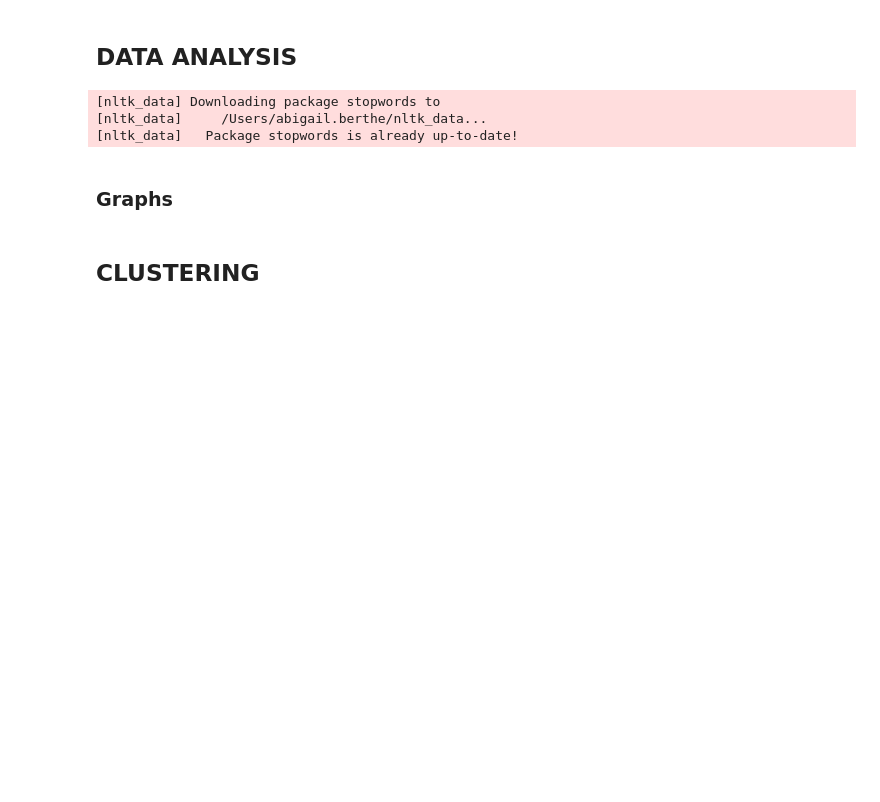
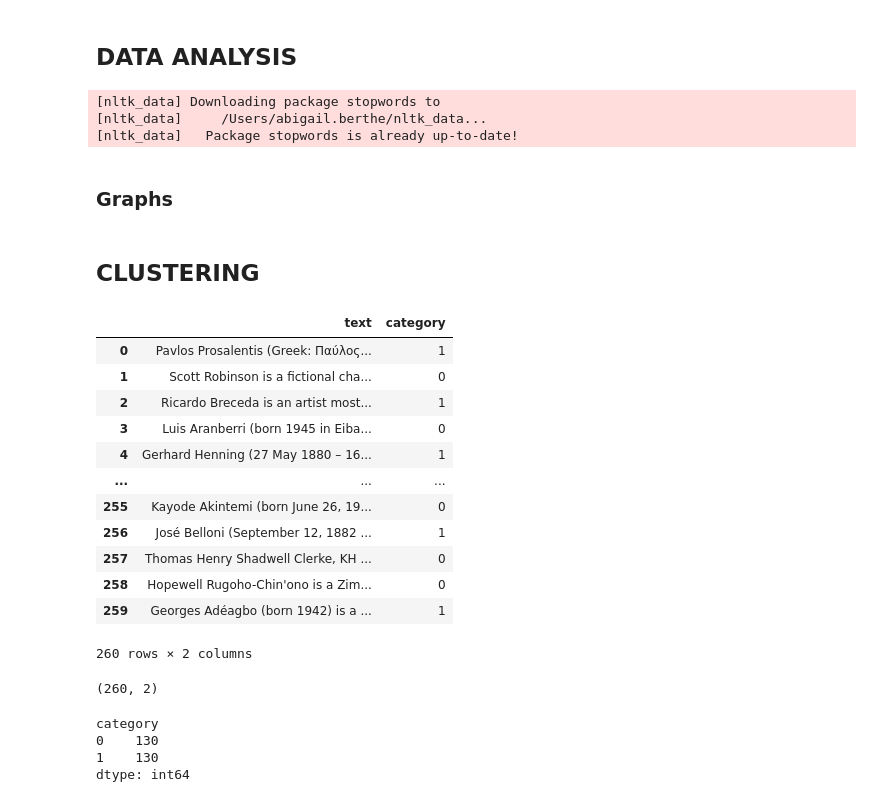
Before and after one commit to marinmss/m1-datascience-project, a Jupyter notebook: src/task1.ipynb, the cells around one changed output. Drawn from its saved outputs; the diff is of its cells as text; code cells hidden in the pictures; blank space fills up the shorter version.

```diff
--- a/src/task1.ipynb
+++ b/src/task1.ipynb
@@ -373,0 +376,33 @@ from sklearn.decomposition import PCA
+# %%
+# load the files and extract the text and category in a dataframe
+DATA_DIR = "Biographies/"
+data_cluster = load_files(DATA_DIR, encoding='utf-8', decode_error="replace")
+df_cluster = pd.DataFrame(
+    {'text': data_cluster['data'],
+    'category': data_cluster['target']})
+df_cluster
+# %% [output]
+|  | text | category |
+| 0 | Pavlos Prosalentis (Greek: Παύλος... | 1 |
+| 1 | Scott Robinson is a fictional cha... | 0 |
+| 2 | Ricardo Breceda is an artist most... | 1 |
+| 3 | Luis Aranberri (born 1945 in Eiba... | 0 |
+| 4 | Gerhard Henning (27 May 1880 – 16... | 1 |
+| ... | ... | ... |
+| 255 | Kayode Akintemi (born June 26, 19... | 0 |
+| 256 | José Belloni (September 12, 1882 ... | 1 |
+| 257 | Thomas Henry Shadwell Clerke, KH ... | 0 |
+| 258 | Hopewell Rugoho-Chin'ono is a Zim... | 0 |
+| 259 | Georges Adéagbo (born 1942) is a ... | 1 |
+260 rows × 2 columns
+# %%
+df_cluster.shape
+# %% [output]
+(260, 2)
+# %%
+print(df_cluster.groupby('category').size())
+# %% [output]
+category
+0    130
+1    130
+dtype: int64
```
Also changed, not shown: parts of 18 cells of this notebook.
